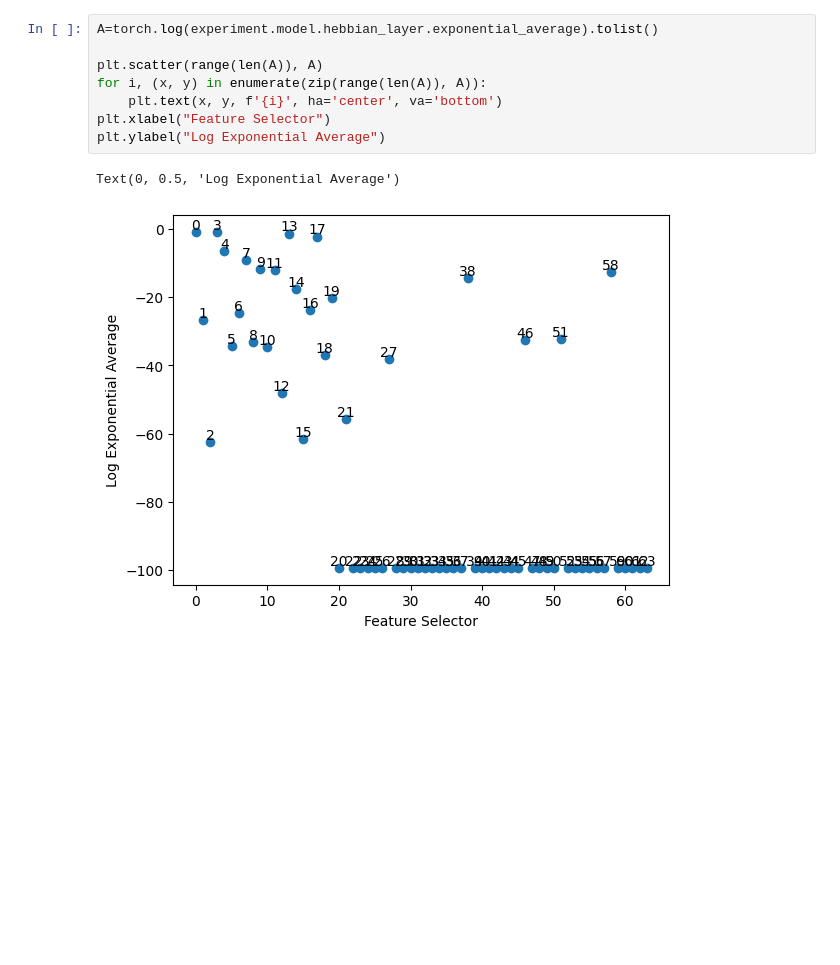
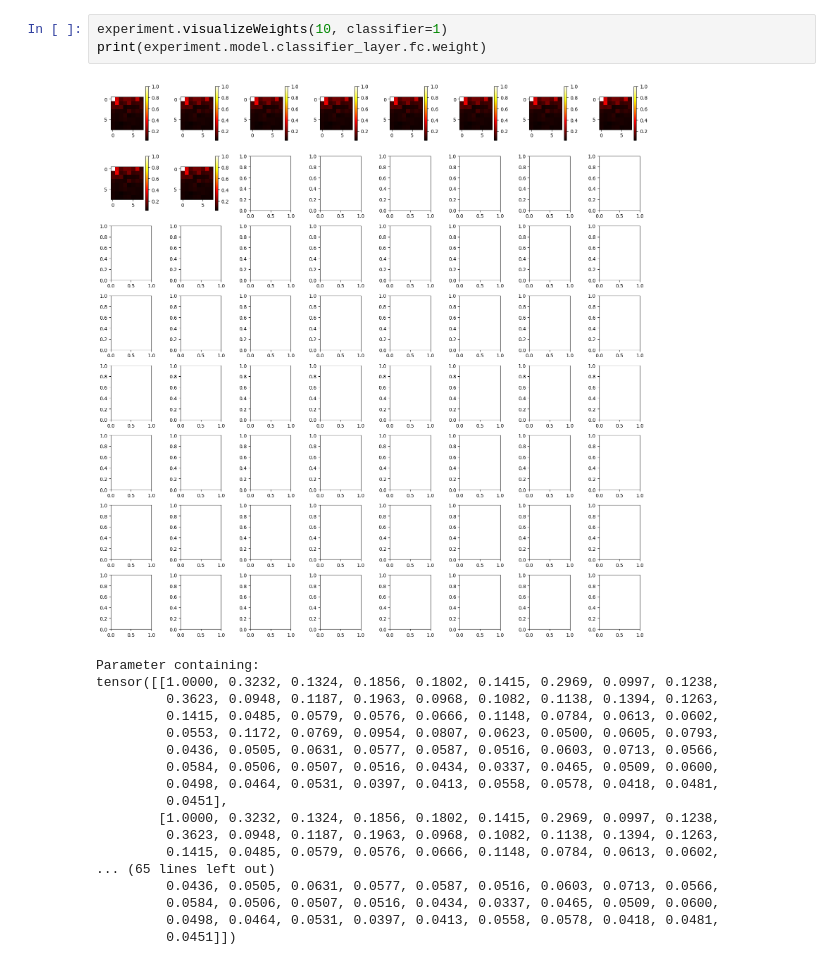
Before and after one commit to lshiyan/biological-deep-learning, a Jupyter notebook: notebook.ipynb, the cells around one changed output. Cells and saved outputs as stored; diff of their text form; blank space fills up the shorter version.

```diff
--- a/notebook.ipynb
+++ b/notebook.ipynb
@@ -27,11 +57,22 @@ experiment.visualizeWeights(10, classifier=0)
-# %%
-A=torch.log(experiment.model.hebbian_layer.exponential_average).tolist()
-
-plt.scatter(range(len(A)), A)
-for i, (x, y) in enumerate(zip(range(len(A)), A)):
-    plt.text(x, y, f'{i}', ha='center', va='bottom')
-plt.xlabel("Feature Selector")
-plt.ylabel("Log Exponential Average")
-# %% [output]
-Text(0, 0.5, 'Log Exponential Average')
-[figure, removed]
+# %%
+experiment.visualizeWeights(10, classifier=1)
+print(experiment.model.classifier_layer.fc.weight)
+# %% [output]
+[figure, added]
+Parameter containing:
+tensor([[1.0000, 0.3232, 0.1324, 0.1856, 0.1802, 0.1415, 0.2969, 0.0997, 0.1238,
+         0.3623, 0.0948, 0.1187, 0.1963, 0.0968, 0.1082, 0.1138, 0.1394, 0.1263,
+         0.1415, 0.0485, 0.0579, 0.0576, 0.0666, 0.1148, 0.0784, 0.0613, 0.0602,
+         0.0553, 0.1172, 0.0769, 0.0954, 0.0807, 0.0623, 0.0500, 0.0605, 0.0793,
+         0.0436, 0.0505, 0.0631, 0.0577, 0.0587, 0.0516, 0.0603, 0.0713, 0.0566,
+         0.0584, 0.0506, 0.0507, 0.0516, 0.0434, 0.0337, 0.0465, 0.0509, 0.0600,
+         0.0498, 0.0464, 0.0531, 0.0397, 0.0413, 0.0558, 0.0578, 0.0418, 0.0481,
+         0.0451],
+        [1.0000, 0.3232, 0.1324, 0.1856, 0.1802, 0.1415, 0.2969, 0.0997, 0.1238,
+         0.3623, 0.0948, 0.1187, 0.1963, 0.0968, 0.1082, 0.1138, 0.1394, 0.1263,
+         0.1415, 0.0485, 0.0579, 0.0576, 0.0666, 0.1148, 0.0784, 0.0613, 0.0602,
+... (65 lines left out)
+         0.0436, 0.0505, 0.0631, 0.0577, 0.0587, 0.0516, 0.0603, 0.0713, 0.0566,
+         0.0584, 0.0506, 0.0507, 0.0516, 0.0434, 0.0337, 0.0465, 0.0509, 0.0600,
+         0.0498, 0.0464, 0.0531, 0.0397, 0.0413, 0.0558, 0.0578, 0.0418, 0.0481,
+         0.0451]])
```
Also changed, not shown: parts of 8 cells of this notebook, 3 other files.
